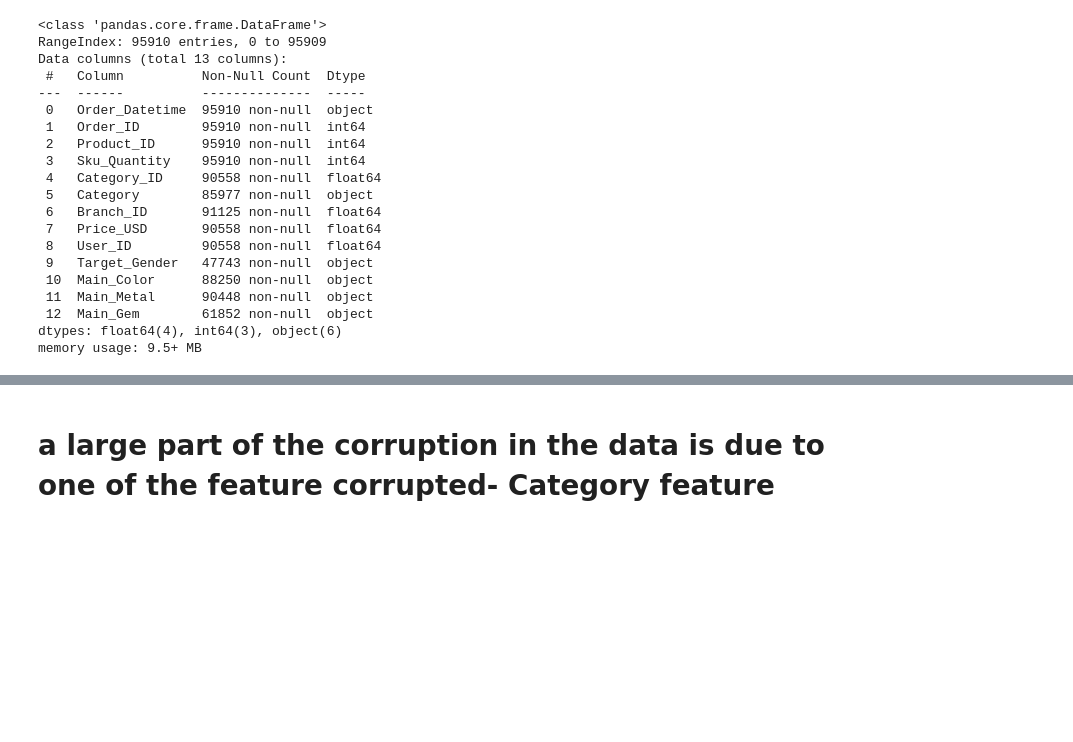
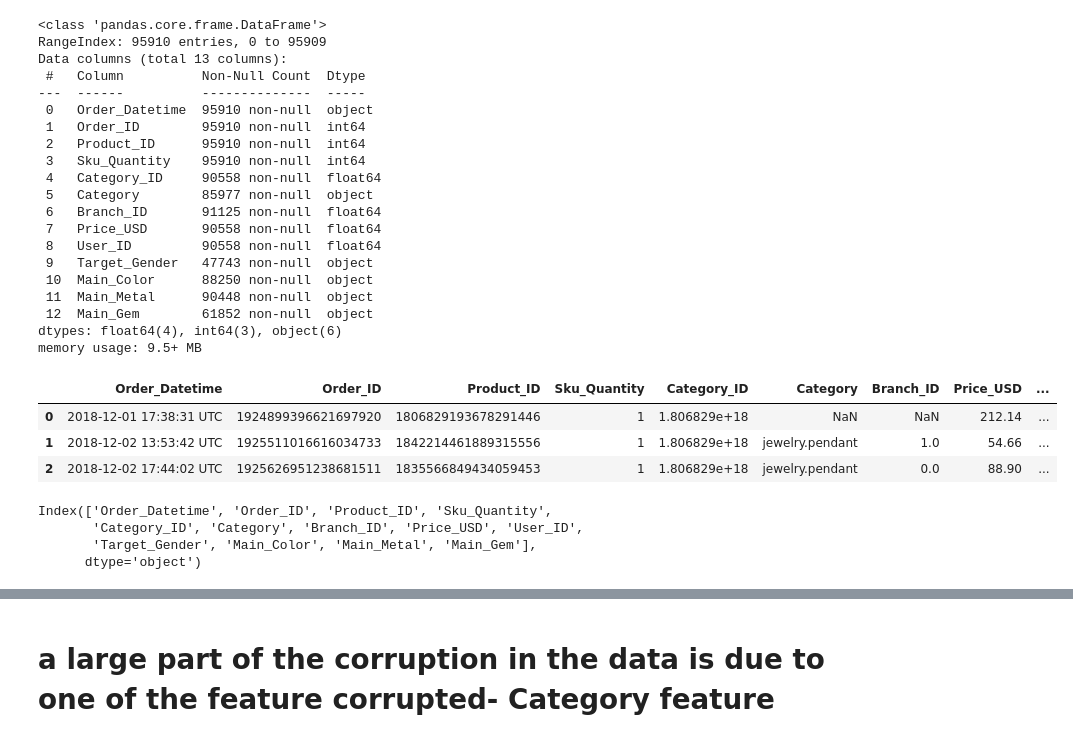
Before and after one commit to faithy09/Jewellery-Price-Optimize, a Jupyter notebook: notebooks/Jewel Pricing.ipynb, the cells around one changed output, grey strips where cells are left out. Saved outputs shown, nothing was run; the diff lists cells and outputs as text; code cells hidden in the pictures; blank space fills up the shorter version.

```diff
--- a/notebooks/Jewel Pricing.ipynb
+++ b/notebooks/Jewel Pricing.ipynb
@@ -154,3 +147,17 @@ Data columns (total 13 columns):
  12  Main_Gem        61852 non-null  object
 dtypes: float64(4), int64(3), object(6)
 memory usage: 9.5+ MB
+# %%
+df.head(3)
+# %% [output]
+|  | Order_Datetime | Order_ID | Product_ID | Sku_Quantity | Category_ID | Category | Branch_ID | Price_USD | ... |
+| 0 | 2018-12-01 17:38:31 UTC | 1924899396621697920 | 1806829193678291446 | 1 | 1.806829e+18 | NaN | NaN | 212.14 | ... |
+| 1 | 2018-12-02 13:53:42 UTC | 1925511016616034733 | 1842214461889315556 | 1 | 1.806829e+18 | jewelry.pendant | 1.0 | 54.66 | ... |
+| 2 | 2018-12-02 17:44:02 UTC | 1925626951238681511 | 1835566849434059453 | 1 | 1.806829e+18 | jewelry.pendant | 0.0 | 88.90 | ... |
+# %%
+df.columns
+# %% [output]
+Index(['Order_Datetime', 'Order_ID', 'Product_ID', 'Sku_Quantity',
+       'Category_ID', 'Category', 'Branch_ID', 'Price_USD', 'User_ID',
+       'Target_Gender', 'Main_Color', 'Main_Metal', 'Main_Gem'],
+      dtype='object')
```
Also changed, not shown: parts of 47 cells of this notebook.
